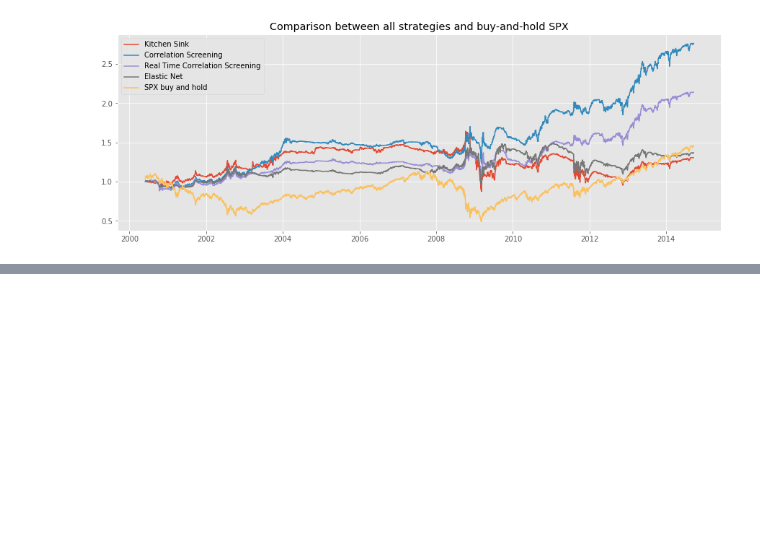
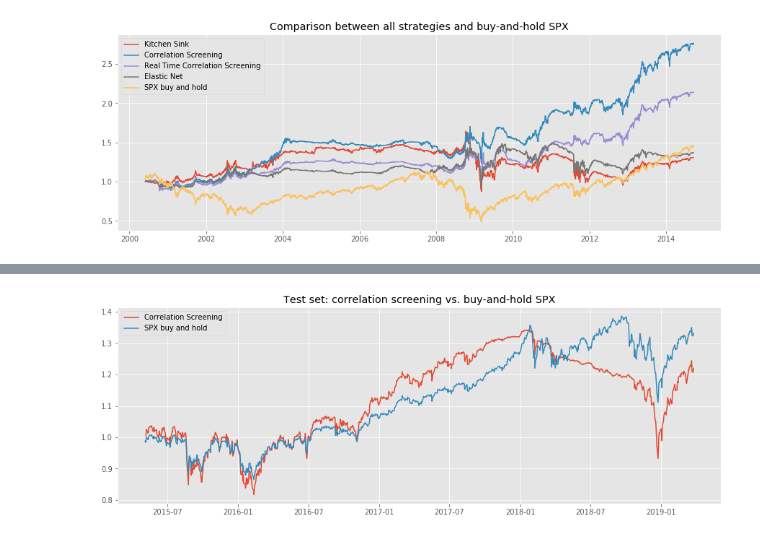
Before and after one commit to rmfeng/dsqfltproject, a Jupyter notebook: notebooks/all_methods.ipynb, the cells around one changed output, grey strips where cells are left out. Saved outputs shown, nothing was run; the diff lists cells and outputs as text; code cells hidden in the pictures; blank space fills up the shorter version.

```diff
--- a/notebooks/all_methods.ipynb
+++ b/notebooks/all_methods.ipynb
@@ -245,0 +248,3 @@ tb.plot_wealth_all(nbp)
+# %%
+test = pd.read_pickle('../pkl_data/test_prepared.pkl')
+test.head()
@@ -245,0 +260,8 @@ tb.plot_wealth_all(nbp)
+# %%
+# constructing the target label
+test['spx_tp130'] = test['SPX'].rolling(130).sum().shift(-129)
+test = test.dropna(subset=['spx_tp130'])
+# %%
+tb.plot_wealth_TEST_SET(test)
+# %% [output]
+[figure, added]
```
Also changed, not shown: parts of 2 cells of this notebook, 3 other files.
